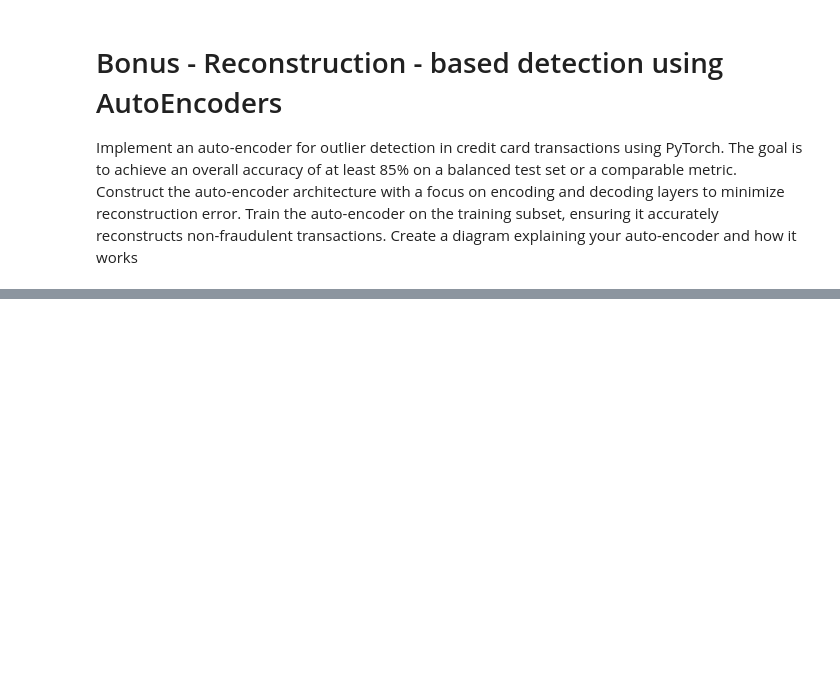
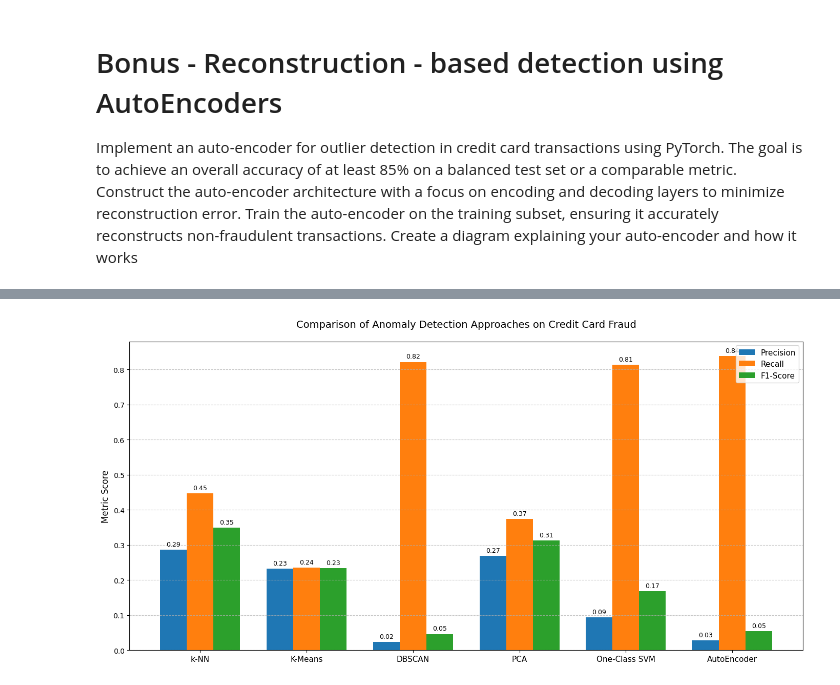
Before and after one commit to shadyalattarr/Data-Mining-Assignments, a Jupyter notebook: Lab 3/lab_3.ipynb, the cells around one changed output, grey strips where cells are left out. Cells and saved outputs as stored; diff of their text form; code cells hidden in the pictures; blank space fills up the shorter version.

Commit message:
report, kmeans, and comparison graph

```diff
--- a/Lab 3/lab_3.ipynb
+++ b/Lab 3/lab_3.ipynb
@@ -323,15 +323,15 @@ test_distances, _ = best_knn.kneighbors(X_test)
 test_outlier_scores = test_distances[:, -1]
 
 # Apply the best threshold learned from the validation set
-y_test_pred = (test_outlier_scores > best_thresh).astype(int)
+y_test_pred_knn = (test_outlier_scores > best_thresh).astype(int)
 
 # Print final metrics
 print("\nClassification Report (Test Set):")
-print(classification_report(y_test, y_test_pred, target_names=['Normal (0)', 'Fraud (1)']))
+print(classification_report(y_test, y_test_pred_knn, target_names=['Normal (0)', 'Fraud (1)']))
 
 # 4. Plotting the Confusion Matrix
 plt.figure(figsize=(6, 4))
-cm = confusion_matrix(y_test, y_test_pred)
+cm = confusion_matrix(y_test, y_test_pred_knn)
 sns.heatmap(cm, annot=True, fmt='d', cmap='Blues', cbar=False,
             xticklabels=['Predicted Normal', 'Predicted Fraud'],
             yticklabels=['Actual Normal', 'Actual Fraud'])
@@ -473,10 +592,10 @@ print("FINAL TEST SET EVALUATION")
 print("==========================================\n")
 
 # Apply the best parameters to the unseen test set
-test_f1, y_test_pred = evaluate_dbscan_outliers(X_test, y_test, best_eps, best_min_samples)
+test_f1, y_test_pred_dbscan = evaluate_dbscan_outliers(X_test, y_test, best_eps, best_min_samples)
 
 print(f"DBSCAN (eps={best_eps}, min_samples={best_min_samples}) Test Performance:")
-print(classification_report(y_test, y_test_pred, target_names=['Normal (0)', 'Fraud (1)']))
+print(classification_report(y_test, y_test_pred_dbscan, target_names=['Normal (0)', 'Fraud (1)']))
 # %% [output]
 ==========================================
 FINAL TEST SET EVALUATION
@@ -736,0 +864,72 @@ AutoEncoder Balanced Test Accuracy: 0.9024
+# %%
+import matplotlib.pyplot as plt
+import numpy as np
+from sklearn.metrics import precision_score, recall_score, f1_score
+
+# 1. Prepare AutoEncoder predictions on the FULL test set for a fair comparison
+# (Since the other models were evaluated on the unbalanced test set)
+full_test_ae_errors = get_ae_error(model, X_test)
+y_test_pred_ae = (full_test_ae_errors > threshold_ae).astype(int)
+
+# 2. Gather all your test set predictions
+# IMPORTANT: Ensure these variable names match exactly what you used in your notebook.
+# (You reused `y_test_pred` for K-Means and DBSCAN in your notebook, so you may need to
+# go back and rename them to `y_test_pred_kmeans` and `y_test_pred_dbscan` respectively).
+model_predictions = {
+    'k-NN': y_test_pred_knn,          # Replace with your final k-NN prediction array
+    'K-Means': y_test_pred_kmeans,    # Replace with your K-Means prediction array
+    'DBSCAN': y_test_pred_dbscan,     # Replace with your DBSCAN prediction array
+    'PCA': y_test_pred_pca,           # Matches your notebook variable
+    'One-Class SVM': y_test_pred_svm, # Matches your notebook variable
+    'AutoEncoder': y_test_pred_ae     # Evaluated on full X_test
+}
+
+# 3. Calculate Evaluation Metrics
+metrics = {'Precision': [], 'Recall': [], 'F1-Score': []}
+model_names = list(model_predictions.keys())
+
+for name, y_pred in model_predictions.items():
+    # zero_division=0 prevents warnings if a model predicts 0 fraud cases
+    metrics['Precision'].append(precision_score(y_test, y_pred, zero_division=0))
+    metrics['Recall'].append(recall_score(y_test, y_pred, zero_division=0))
+    metrics['F1-Score'].append(f1_score(y_test, y_pred, zero_division=0))
+
+# 4. Plotting the grouped bar chart
+x = np.arange(len(model_names))  # Label locations on x-axis
+width = 0.25                     # Width of the bars
+
+fig, ax = plt.subplots(figsize=(14, 7))
+
+# Create grouped bars
+rects1 = ax.bar(x - width, metrics['Precision'], width, label='Precision', color='#1f77b4')
+rects2 = ax.bar(x, metrics['Recall'], width, label='Recall', color='#ff7f0e')
+rects3 = ax.bar(x + width, metrics['F1-Score'], width, label='F1-Score', color='#2ca02c')
+
+# Add text, titles, and custom axes
+ax.set_ylabel('Metric Score', fontsize=12)
+ax.set_title('Comparison of Anomaly Detection Approaches on Credit Card Fraud', fontsize=14, pad=20)
+ax.set_xticks(x)
+ax.set_xticklabels(model_names, fontsize=11)
+ax.legend(loc='upper right', fontsize=11)
+ax.grid(axis='y', linestyle='--', alpha=0.7)
+
+# Function to attach a text label above each bar
+def autolabel(rects):
+    for rect in rects:
+        height = rect.get_height()
+        # Only attach label if height is greater than 0
+        if height > 0:
+            ax.annotate(f'{height:.2f}',
+                        xy=(rect.get_x() + rect.get_width() / 2, height),
+                        xytext=(0, 3),  # 3 points vertical offset
+                        textcoords="offset points",
+                        ha='center', va='bottom', fontsize=9)
+
+autolabel(rects1)
+autolabel(rects2)
+autolabel(rects3)
+
+plt.tight_layout()
+plt.show()
+# %% [output]
+[figure, added]
```
Also changed, not shown: parts of 9 cells of this notebook, 2 other files.
